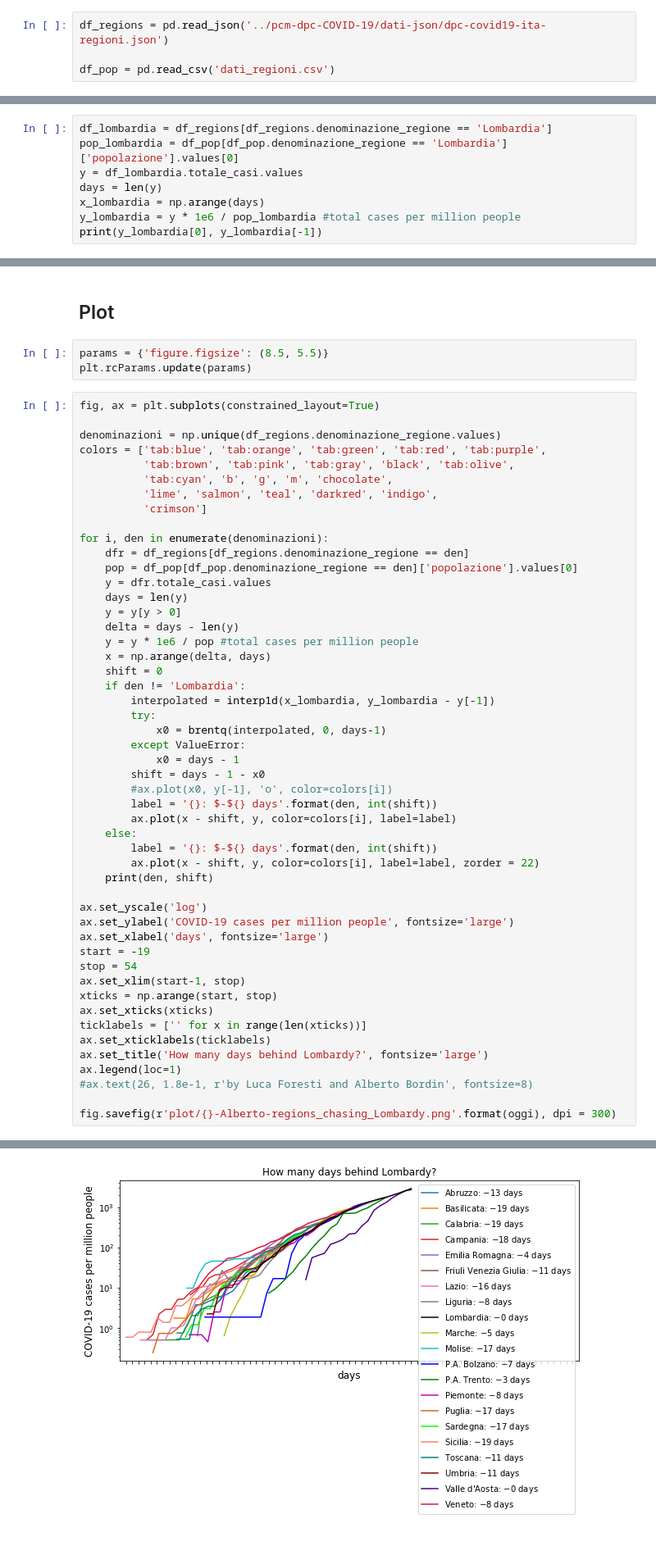
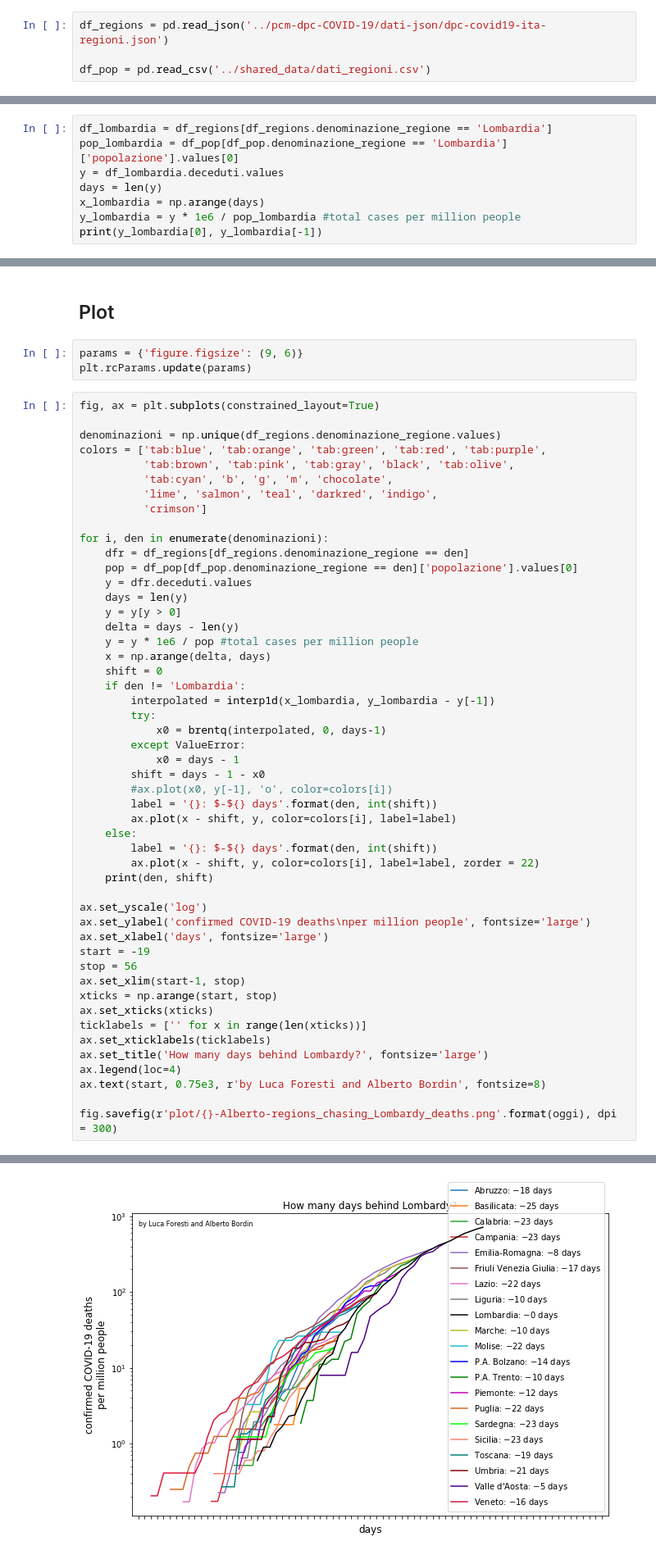
Before and after one commit to albortros/COVID-19, a Jupyter notebook: model-Exponential/DummyExp-ItalianRegions.ipynb, the cells around one changed output, grey strips where cells are left out. Shown at 82% size. Saved outputs shown, nothing was run; the diff lists cells and outputs as text.

```diff
--- a/model-Exponential/DummyExp-ItalianRegions.ipynb
+++ b/model-Exponential/DummyExp-ItalianRegions.ipynb
@@ -39,7 +39,7 @@ oggi = str(date.today())
 # %%
 df_regions = pd.read_json('../pcm-dpc-COVID-19/dati-json/dpc-covid19-ita-regioni.json')
 
-df_pop = pd.read_csv('dati_regioni.csv')
+df_pop = pd.read_csv('../shared_data/dati_regioni.csv')
 # %% [markdown]
 # How many days behind Lombardy?
 # %% [markdown]
@@ -47,7 +47,7 @@ df_pop = pd.read_csv('dati_regioni.csv')
 # %%
 df_lombardia = df_regions[df_regions.denominazione_regione == 'Lombardia']
 pop_lombardia = df_pop[df_pop.denominazione_regione == 'Lombardia']['popolazione'].values[0]
-y = df_lombardia.totale_casi.values
+y = df_lombardia.deceduti.values
 days = len(y)
 x_lombardia = np.arange(days)
 y_lombardia = y * 1e6 / pop_lombardia #total cases per million people
@@ -57,7 +57,7 @@ print(y_lombardia[0], y_lombardia[-1])
 # %% [markdown]
 ## Plot
 # %%
-params = {'figure.figsize': (8.5, 5.5)}
+params = {'figure.figsize': (9, 6)}
 plt.rcParams.update(params)
 # %%
 fig, ax = plt.subplots(constrained_layout=True)
@@ -72,7 +72,7 @@ colors = ['tab:blue', 'tab:orange', 'tab:green', 'tab:red', 'tab:purple',
 for i, den in enumerate(denominazioni):
     dfr = df_regions[df_regions.denominazione_regione == den]
     pop = df_pop[df_pop.denominazione_regione == den]['popolazione'].values[0]
-    y = dfr.totale_casi.values
+    y = dfr.deceduti.values
     days = len(y)
     y = y[y > 0]
     delta = days - len(y)
@@ -95,18 +95,18 @@ for i, den in enumerate(denominazioni):
     print(den, shift)
 
 ax.set_yscale('log')
-ax.set_ylabel('COVID-19 cases per million people', fontsize='large')
+ax.set_ylabel('confirmed COVID-19 deaths\nper million people', fontsize='large')
 ax.set_xlabel('days', fontsize='large')
 start = -19
-stop = 54
+stop = 56
 ax.set_xlim(start-1, stop)
 xticks = np.arange(start, stop)
 ax.set_xticks(xticks)
 ticklabels = ['' for x in range(len(xticks))]
 ax.set_xticklabels(ticklabels)
 ax.set_title('How many days behind Lombardy?', fontsize='large')
-ax.legend(loc=1)
-#ax.text(26, 1.8e-1, r'by Luca Foresti and Alberto Bordin', fontsize=8)
+ax.legend(loc=4)
+ax.text(start, 0.75e3, r'by Luca Foresti and Alberto Bordin', fontsize=8)
 
-fig.savefig(r'plot/{}-Alberto-regions_chasing_Lombardy.png'.format(oggi), dpi = 300)
+fig.savefig(r'plot/{}-Alberto-regions_chasing_Lombardy_deaths.png'.format(oggi), dpi = 300)
 # %% [output]
@@ -130,4 +130,4 @@ Veneto 8.63333472639102
-[figure, old version]
+[figure, new version]
 # %% [markdown]
 # Exponential fit italian regions
 # %%
```
Also changed, not shown: parts of 2 cells of this notebook, 1 other file.
